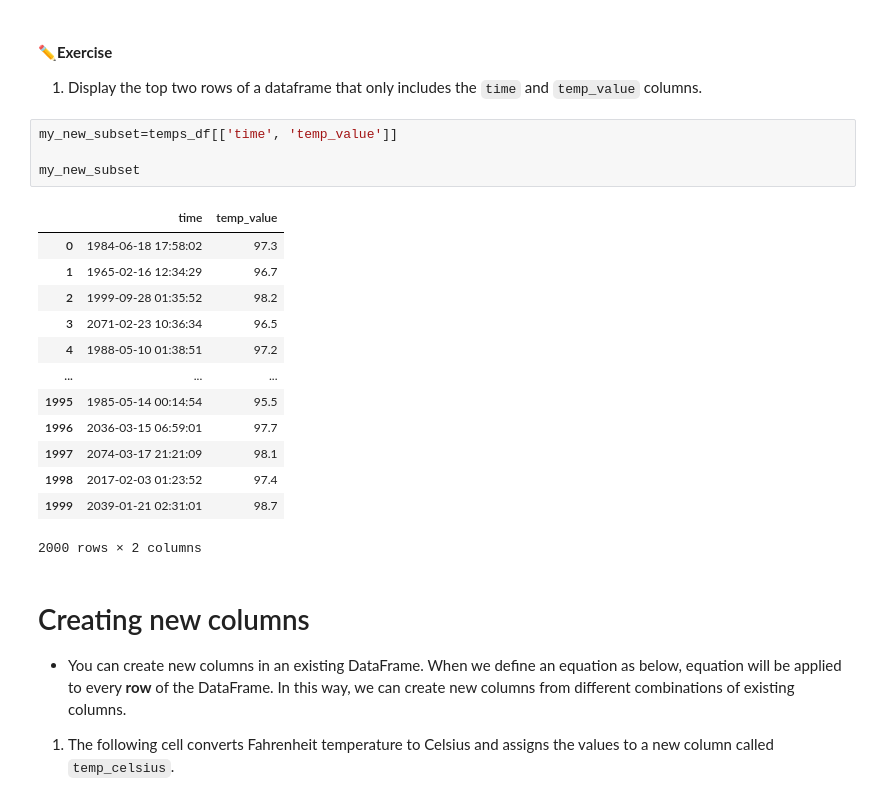
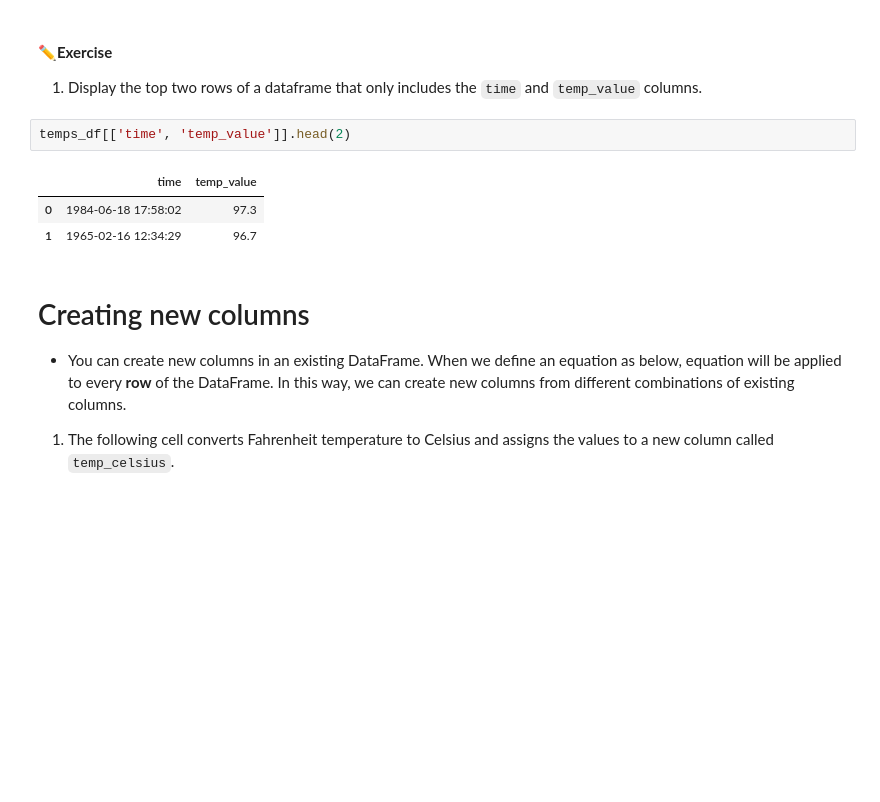
Before and after one commit to lia-ang/BME3053C-Spring-2025, a Jupyter notebook: lessons-solved/04_Pandas_02_12_2025.ipynb, the cells around one changed output. Drawn from its saved outputs; the diff is of its cells as text; blank space fills up the shorter version.

```diff
--- a/lessons-solved/04_Pandas_02_12_2025.ipynb
+++ b/lessons-solved/04_Pandas_02_12_2025.ipynb
@@ -273,23 +261,11 @@ my_subset
 
 1. Display the top two rows of a dataframe that only includes the `time` and `temp_value` columns.
 # %%
-my_new_subset=temps_df[['time', 'temp_value']]
-
-my_new_subset
+temps_df[['time', 'temp_value']].head(2)
 # %% [output]
 |  | time | temp_value |
 | 0 | 1984-06-18 17:58:02 | 97.3 |
 | 1 | 1965-02-16 12:34:29 | 96.7 |
-| 2 | 1999-09-28 01:35:52 | 98.2 |
-| 3 | 2071-02-23 10:36:34 | 96.5 |
-| 4 | 1988-05-10 01:38:51 | 97.2 |
-| ... | ... | ... |
-| 1995 | 1985-05-14 00:14:54 | 95.5 |
-| 1996 | 2036-03-15 06:59:01 | 97.7 |
-| 1997 | 2074-03-17 21:21:09 | 98.1 |
-| 1998 | 2017-02-03 01:23:52 | 97.4 |
-| 1999 | 2039-01-21 02:31:01 | 98.7 |
-2000 rows × 2 columns
 # %% [markdown]
 # Creating new columns
 
```
Also changed, not shown: parts of 13 cells of this notebook.
